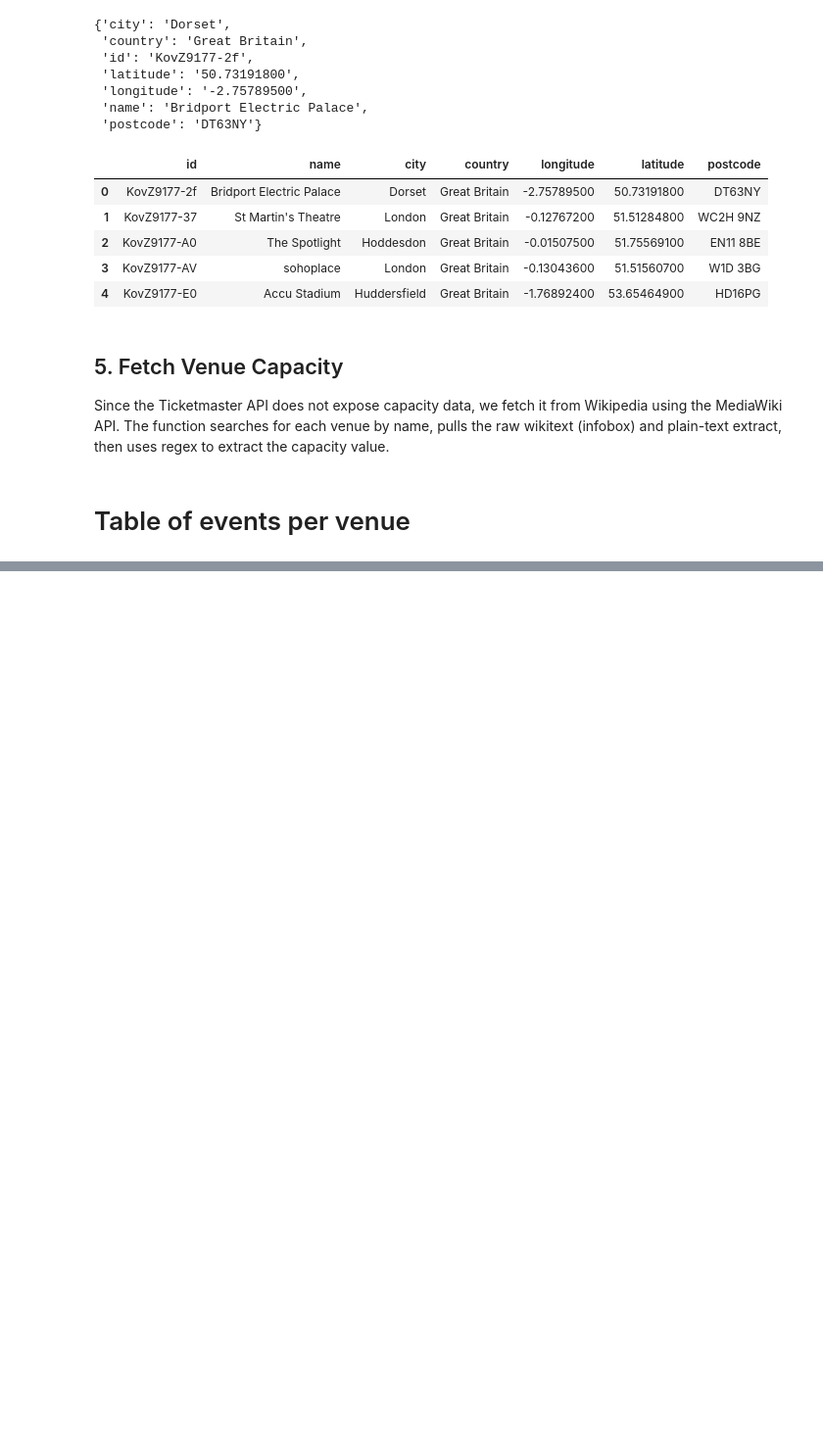
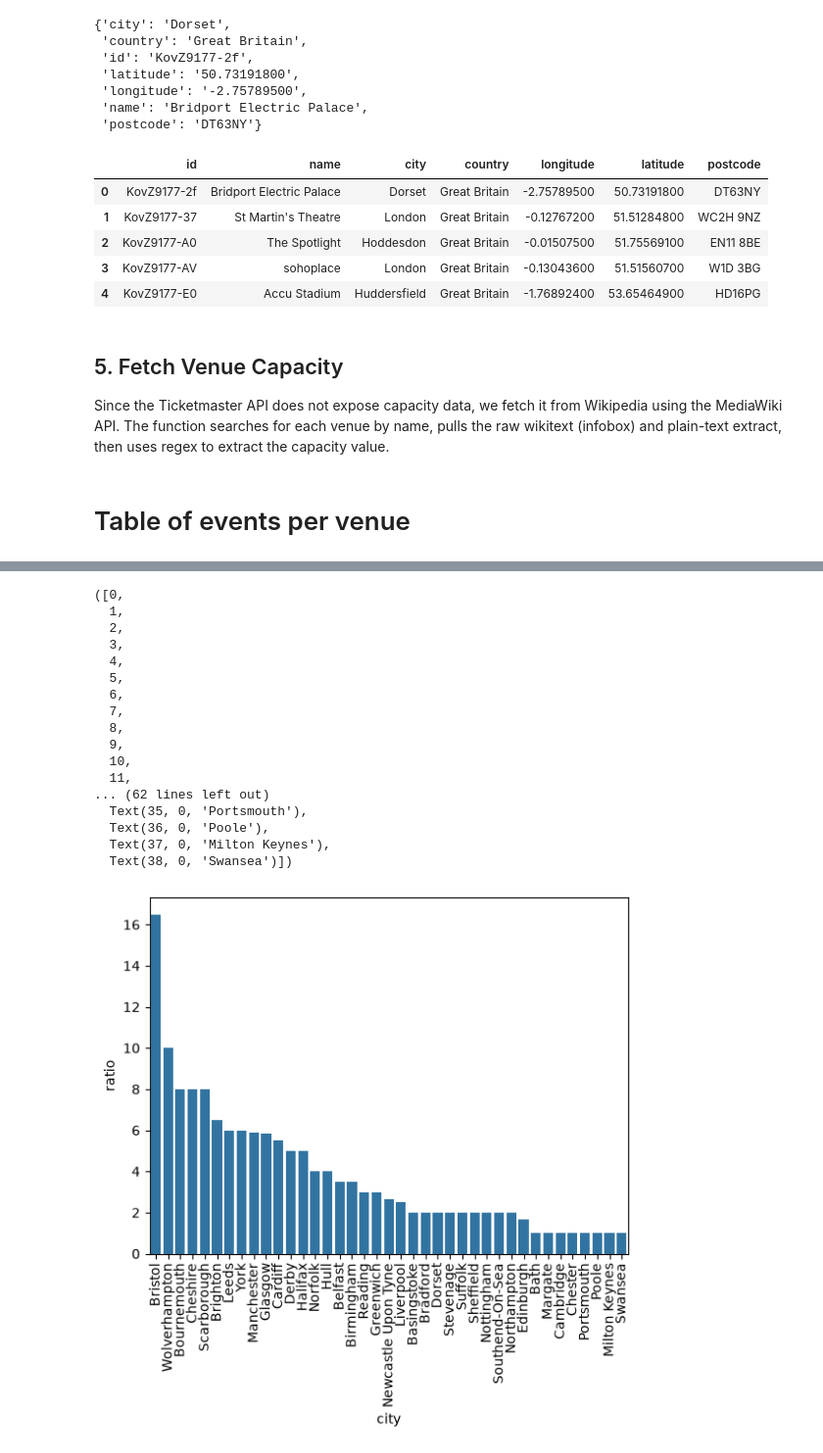
Before and after one commit to Monomil/EventIntelligence, a Jupyter notebook: ticketmaster.ipynb, the cells around one changed output, grey strips where cells are left out. Shown at 98% size. Cells and saved outputs as stored; diff of their text form; code cells hidden in the pictures; blank space fills up the shorter version.

Commit message:
adds barchart for ratios in cities minus london

```diff
--- a/ticketmaster.ipynb
+++ b/ticketmaster.ipynb
@@ -277,0 +316,9 @@ st.plotly_chart(map)
+# %%
+city_counts = df_events.groupby('city')['event_id'].count()
+venue_counts = df_events.groupby('city')
+venue_counts = venue_counts['venue_id'].nunique()
+venue_counts = venue_counts.reset_index()
+city_counts = city_counts.reset_index()
+ratios = city_counts.merge(venue_counts, on='city', how='inner')
+ratios['ratio'] = ratios['event_id'] / ratios['venue_id']
+ratios.sort_values(by='ratio', ascending=False)
@@ -277,0 +343,24 @@ st.plotly_chart(map)
+# %%
+import seaborn as sns
+
+sns.barplot(ratios.drop(index=21).sort_values(by='ratio', ascending=False), x='city', y='ratio')
+plt.xticks(rotation=90)
+# %% [output]
+([0,
+  1,
+  2,
+  3,
+  4,
+  5,
+  6,
+  7,
+  8,
+  9,
+  10,
+  11,
+... (62 lines left out)
+  Text(35, 0, 'Portsmouth'),
+  Text(36, 0, 'Poole'),
+  Text(37, 0, 'Milton Keynes'),
+  Text(38, 0, 'Swansea')])
+[figure, added]
```
Also changed, not shown: parts of 6 cells of this notebook.
